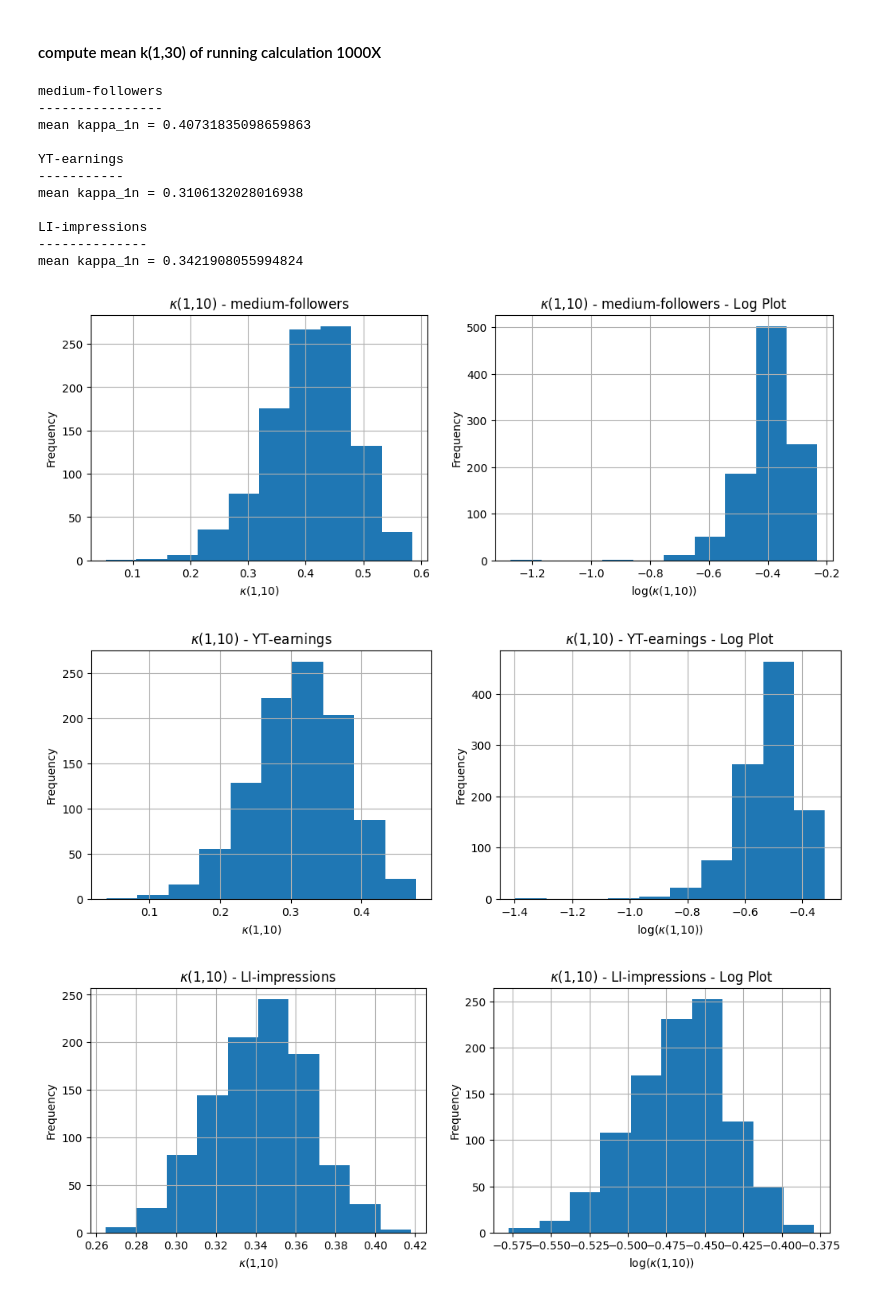
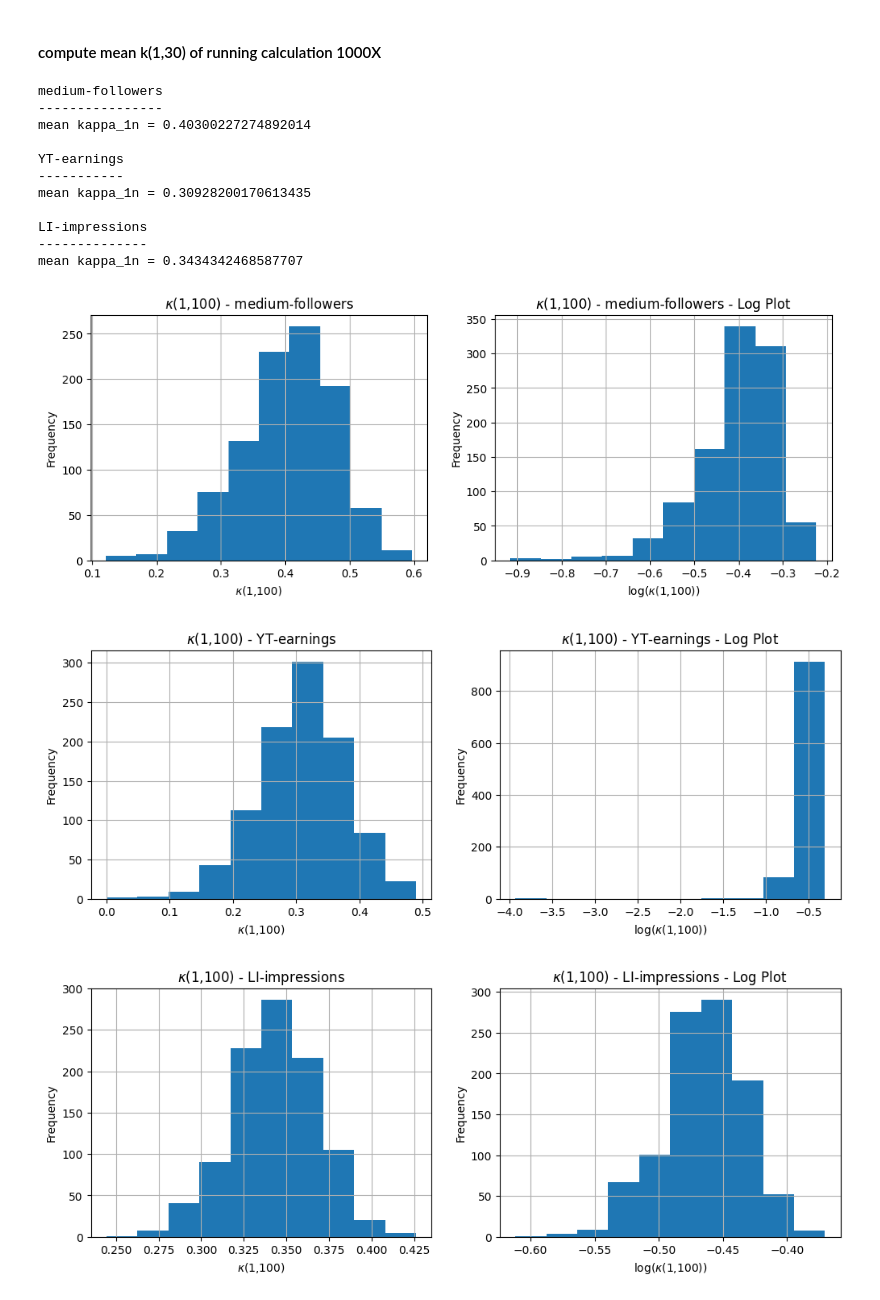
Before and after one commit to ShawhinT/YouTube-Blog, a Jupyter notebook: power-laws/3-quantifying-fat-tails/quantifying-fat-tails.ipynb, the cells around one changed output. Drawn from its saved outputs; the diff is of its cells as text; code cells hidden in the pictures.

```diff
--- a/power-laws/3-quantifying-fat-tails/quantifying-fat-tails.ipynb
+++ b/power-laws/3-quantifying-fat-tails/quantifying-fat-tails.ipynb
@@ -218,13 +219,15 @@ def kappa(X,n):
 
     return K_1n
 # %%
+n = 100 # number of samples to include in kappa calculation
+
 for filename in filename_list:
     df = df_dict[filename]
 
     # print results
     print(filename)
     print("-"*len(filename))
-    print("kappa_1n = " + str(kappa(df.iloc[:,0].to_numpy(), 100)))
+    print("kappa_1n = " + str(kappa(df.iloc[:,0].to_numpy(), n)))
     print("")
 # %% [output]
 medium-followers
@@ -241,7 +244,7 @@ kappa_1n = 0.3249569135261603
 # %% [markdown]
 #### compute mean k(1,30) of running calculation 1000X
 # %%
-N = 1_000
+num_runs = 1_000
 
 kappa_dict = {}
 
@@ -249,8 +252,8 @@ for filename in filename_list:
     df = df_dict[filename]
 
     kappa_list = []
-    for i in range(N):
-        kappa_list.append(kappa(df.iloc[:,0].to_numpy(), 100))
+    for i in range(num_runs):
+        kappa_list.append(kappa(df.iloc[:,0].to_numpy(), n))
 
 
     kappa_dict[filename] = np.array(kappa_list)
@@ -262,19 +265,19 @@ for filename in filename_list:
 # %% [output]
 medium-followers
 ----------------
-mean kappa_1n = 0.40731835098659863
+mean kappa_1n = 0.40300227274892014
 
 YT-earnings
 -----------
-mean kappa_1n = 0.3106132028016938
+mean kappa_1n = 0.30928200170613435
 
 LI-impressions
 --------------
-mean kappa_1n = 0.3421908055994824
+mean kappa_1n = 0.3434342468587707
 # %%
 for filename in filename_list:
-    plot_histograms(kappa_dict[filename], '$\kappa$(1,10) - ' + filename, '$\kappa$(1,10)')
+    plot_histograms(kappa_dict[filename], '$\kappa$(1,'+str(n)+') - ' + filename, '$\kappa$(1,'+str(n)+')')
 # %% [output]
-[figure, old version]
+[figure, new version]
-[figure, old version]
+[figure, new version]
-[figure, old version]
+[figure, new version]
```
Also changed, not shown: parts of 6 cells of this notebook, 4 other files.
